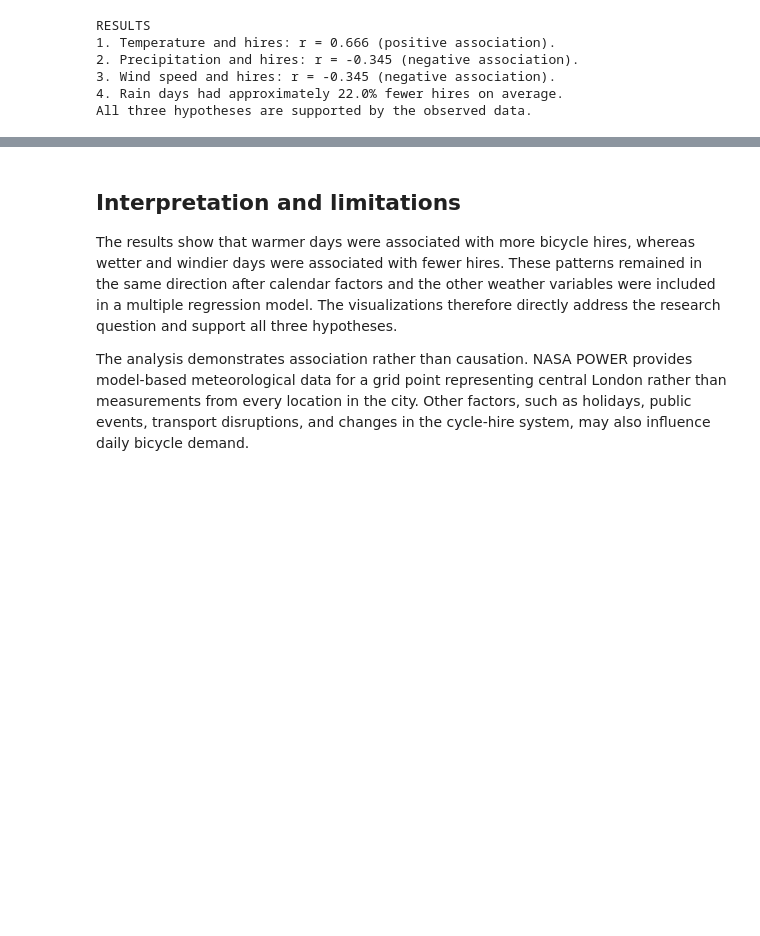
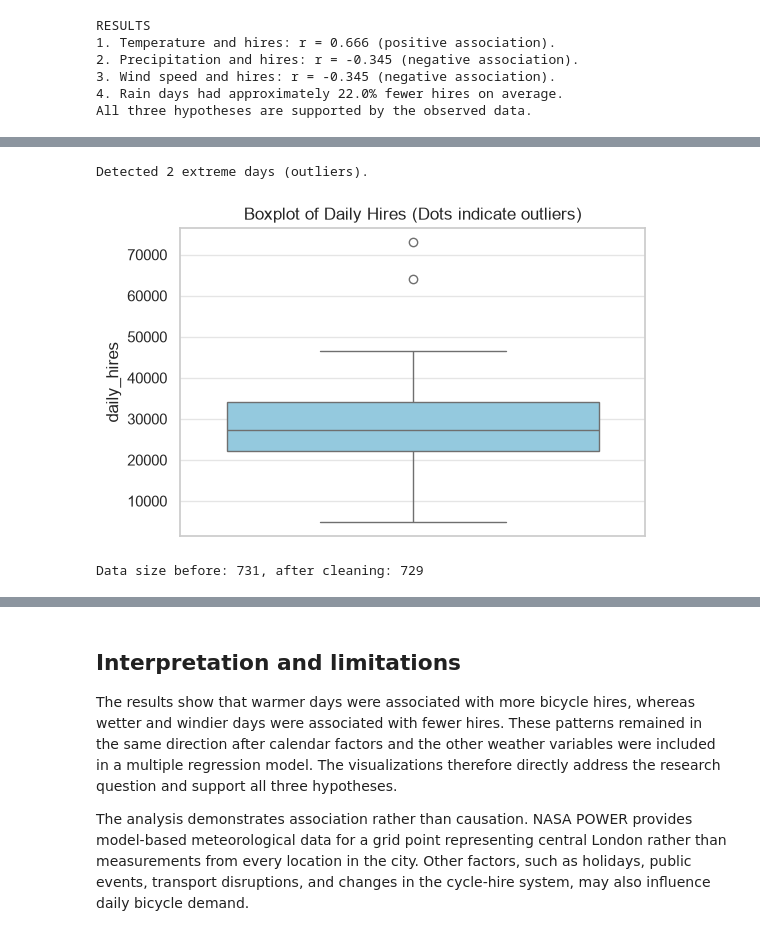
Before and after one commit to Ma-Le-Kai/CISC7204-mc661324-2026GitHub, a Jupyter notebook: Weather_Bike_Sharing_Analysis.ipynb, the cells around one changed output, grey strips where cells are left out. Drawn from its saved outputs; the diff is of its cells as text; code cells hidden in the pictures; blank space fills up the shorter version.

```diff
--- a/Weather_Bike_Sharing_Analysis.ipynb
+++ b/Weather_Bike_Sharing_Analysis.ipynb
@@ -311,0 +348,19 @@ All three hypotheses are supported by the observed data.
+# %%
+
+Q1 = data['daily_hires'].quantile(0.25)
+Q3 = data['daily_hires'].quantile(0.75)
+IQR = Q3 - Q1
+lower_bound = Q1 - 1.5 * IQR
+upper_bound = Q3 + 1.5 * IQR
+outliers = data[(data['daily_hires'] < lower_bound) | (data['daily_hires'] > upper_bound)]
+print(f"Detected {len(outliers)} extreme days (outliers).")
+plt.figure(figsize=(6, 4))
+sns.boxplot(y=data['daily_hires'], color='skyblue')
+plt.title('Boxplot of Daily Hires (Dots indicate outliers)')
+plt.show()
+data_clean = data[(data['daily_hires'] >= lower_bound) & (data['daily_hires'] <= upper_bound)]
+print(f"Data size before: {len(data)}, after cleaning: {len(data_clean)}")
+# %% [output]
+Detected 2 extreme days (outliers).
+[figure, added]
+Data size before: 731, after cleaning: 729
```
Also changed, not shown: parts of 5 cells of this notebook, 3 other files.
